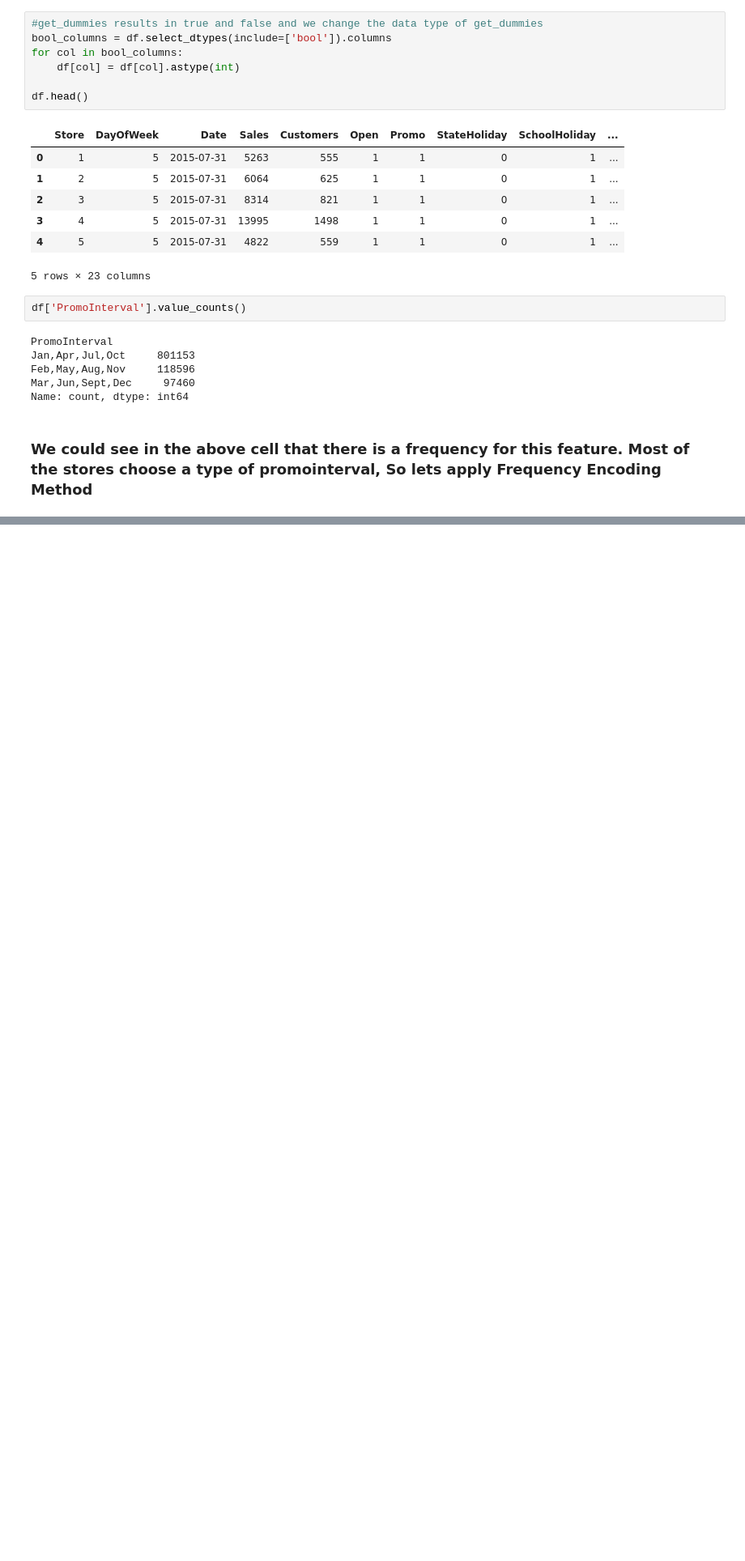
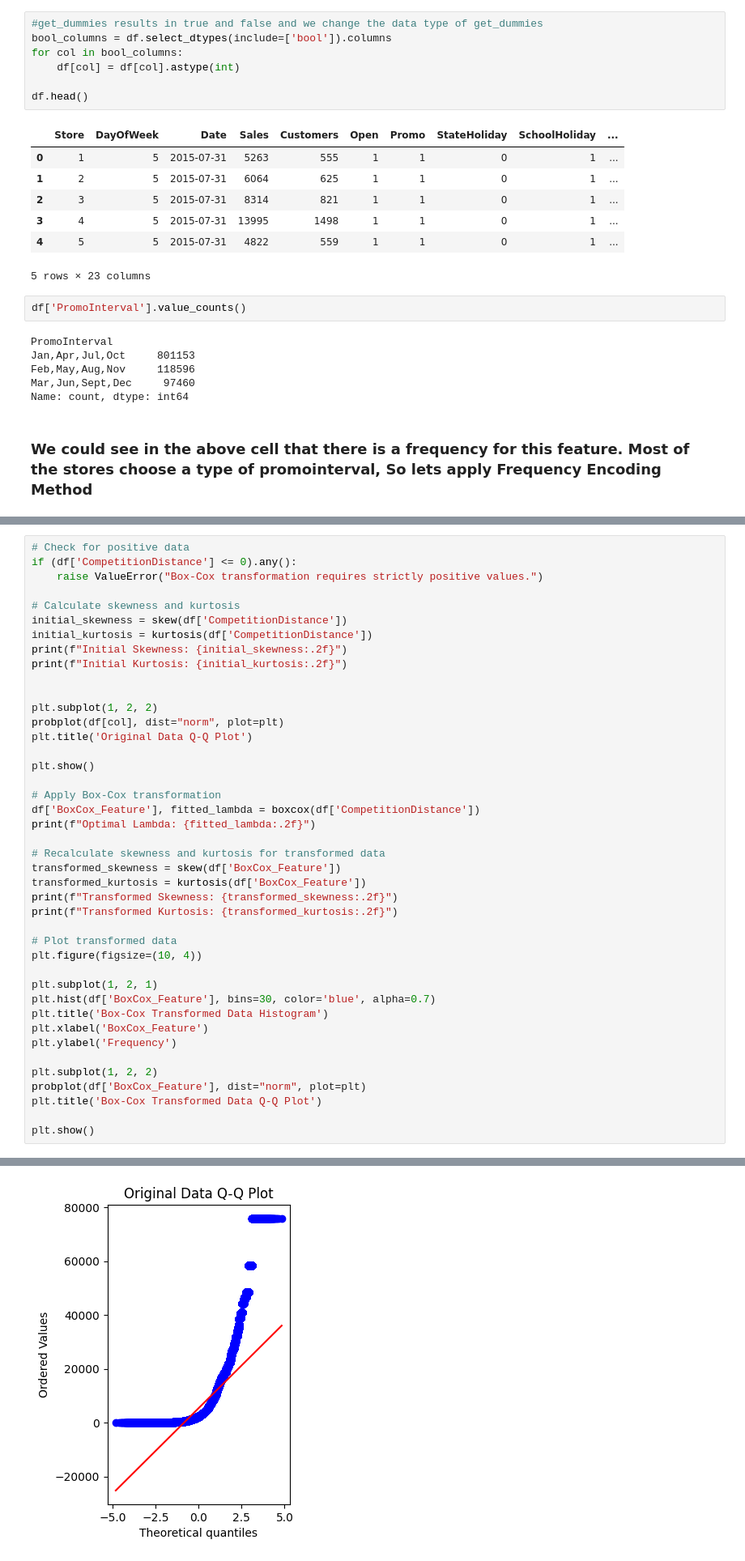
Before and after one commit to chakratechgeek/Supervised_Learning_MLOps, a Jupyter notebook: Rossmann_sales_prediction.ipynb, the cells around one changed output, grey strips where cells are left out. Shown at 81% size. Drawn from its saved outputs; the diff is of its cells as text; blank space fills up the shorter version.

```diff
--- a/Rossmann_sales_prediction.ipynb
+++ b/Rossmann_sales_prediction.ipynb
@@ -758,0 +1019,43 @@ df['PromoInterval_freq'] = df['PromoInterval'].map(freq_encoding)
+# %%
+# Check for positive data
+if (df['CompetitionDistance'] <= 0).any():
+    raise ValueError("Box-Cox transformation requires strictly positive values.")
+
+# Calculate skewness and kurtosis
+initial_skewness = skew(df['CompetitionDistance'])
+initial_kurtosis = kurtosis(df['CompetitionDistance'])
+print(f"Initial Skewness: {initial_skewness:.2f}")
+print(f"Initial Kurtosis: {initial_kurtosis:.2f}")
+
+
+plt.subplot(1, 2, 2)
+probplot(df[col], dist="norm", plot=plt)
+plt.title('Original Data Q-Q Plot')
+
+plt.show()
+
+# Apply Box-Cox transformation
+df['BoxCox_Feature'], fitted_lambda = boxcox(df['CompetitionDistance'])
+print(f"Optimal Lambda: {fitted_lambda:.2f}")
+
+# Recalculate skewness and kurtosis for transformed data
+transformed_skewness = skew(df['BoxCox_Feature'])
+transformed_kurtosis = kurtosis(df['BoxCox_Feature'])
+print(f"Transformed Skewness: {transformed_skewness:.2f}")
+print(f"Transformed Kurtosis: {transformed_kurtosis:.2f}")
+
+# Plot transformed data
+plt.figure(figsize=(10, 4))
+
+plt.subplot(1, 2, 1)
+plt.hist(df['BoxCox_Feature'], bins=30, color='blue', alpha=0.7)
+plt.title('Box-Cox Transformed Data Histogram')
+plt.xlabel('BoxCox_Feature')
+plt.ylabel('Frequency')
+
+plt.subplot(1, 2, 2)
+probplot(df['BoxCox_Feature'], dist="norm", plot=plt)
+plt.title('Box-Cox Transformed Data Q-Q Plot')
+
+plt.show()
+# %% [output]
@@ -758,0 +1064 @@ df['PromoInterval_freq'] = df['PromoInterval'].map(freq_encoding)
+[figure, added]
```
Also changed, not shown: parts of 6 cells of this notebook.
